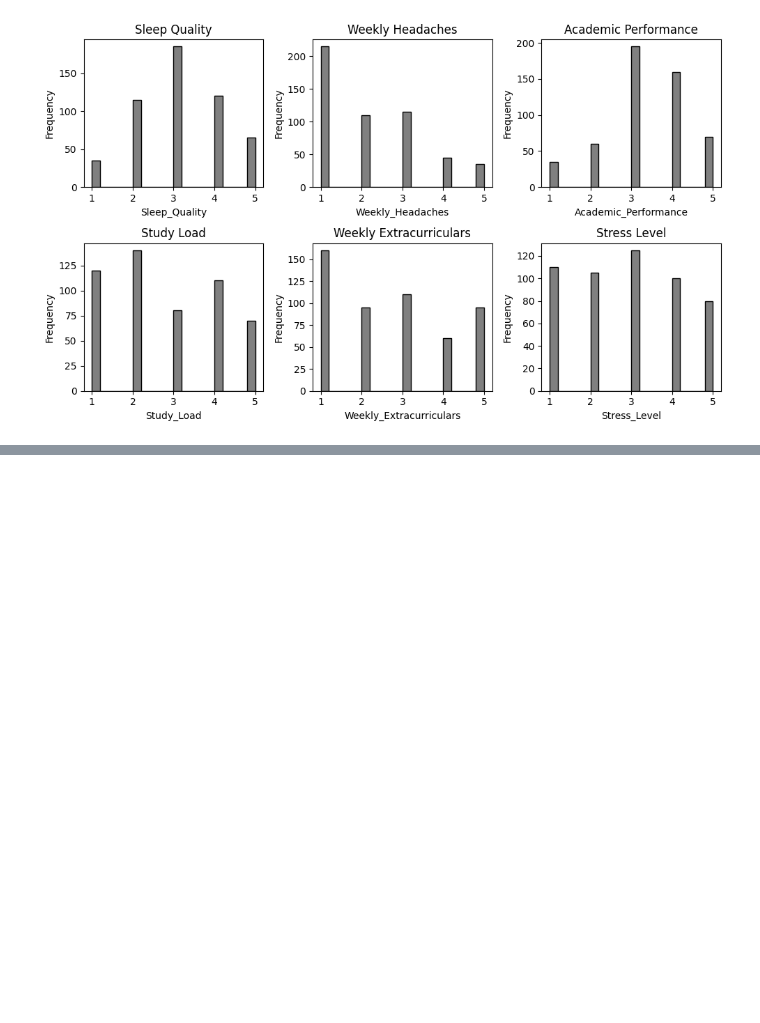
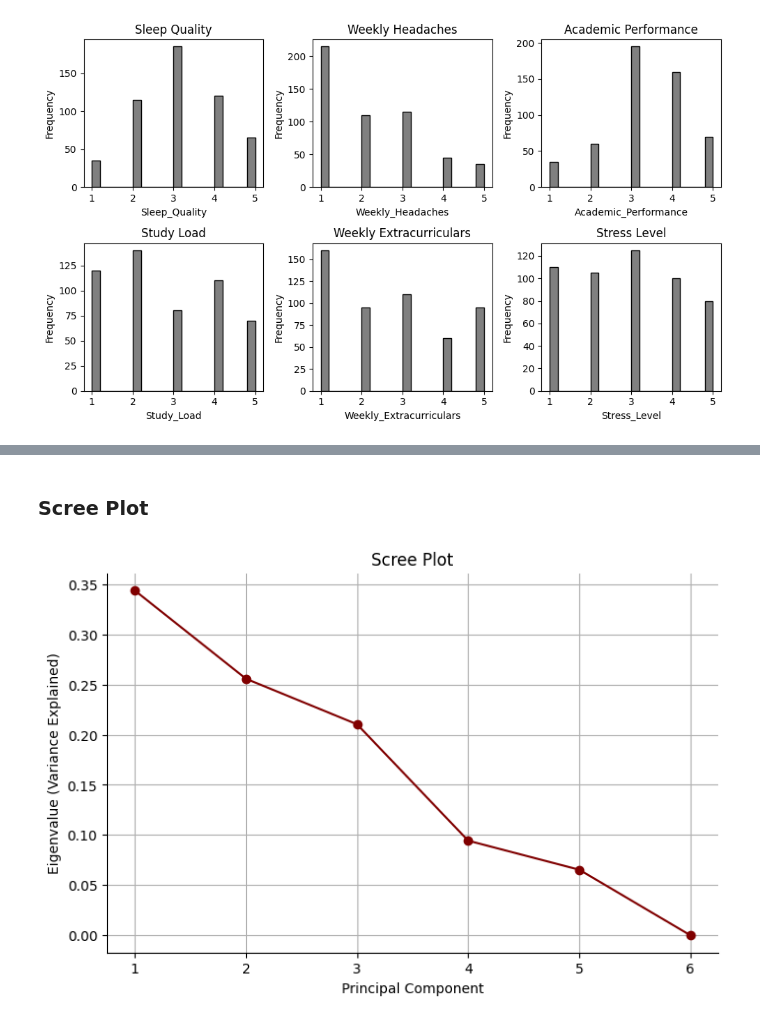
Before and after one commit to christian-arndt/repo_men, a Jupyter notebook: homeworks/project/analysis_notebook.ipynb, the cells around one changed output, grey strips where cells are left out. Cells and saved outputs as stored; diff of their text form; code cells hidden in the pictures; blank space fills up the shorter version.

```diff
--- a/homeworks/project/analysis_notebook.ipynb
+++ b/homeworks/project/analysis_notebook.ipynb
@@ -133,0 +157,24 @@ plt.show()
+# %% [markdown]
+### Scree Plot
+# %%
+# Mean center, covariance matrix
+X_mean = np.mean(corr_subset, axis=0)
+X_centered = corr_subset - X_mean
+cov_matrix = np.cov(X_centered, rowvar=False)
+
+# Eigen-values and -vectors, sorted
+eigenvalues, eigenvectors = np.linalg.eig(cov_matrix)
+sorted_indices = np.argsort(eigenvalues)[::-1]
+sorted_eigenvalues = eigenvalues[sorted_indices]
+sorted_eigenvectors = eigenvectors[:, sorted_indices]
+# %%
+# Scree plot
+f, ax = plt.subplots(1, 1, figsize=(8, 5))
+ax.plot(range(1, len(sorted_eigenvalues) + 1), sorted_eigenvalues, marker='o', linestyle='-', color="maroon")
+ax.set_xlabel('Principal Component')
+ax.set_ylabel('Eigenvalue (Variance Explained)')
+ax.set_title('Scree Plot')
+ax.grid(True)
+sns.despine(ax=ax)
+# %% [output]
+[figure, added]
```
Also changed, not shown: parts of 67 cells of this notebook, 4 other files.
